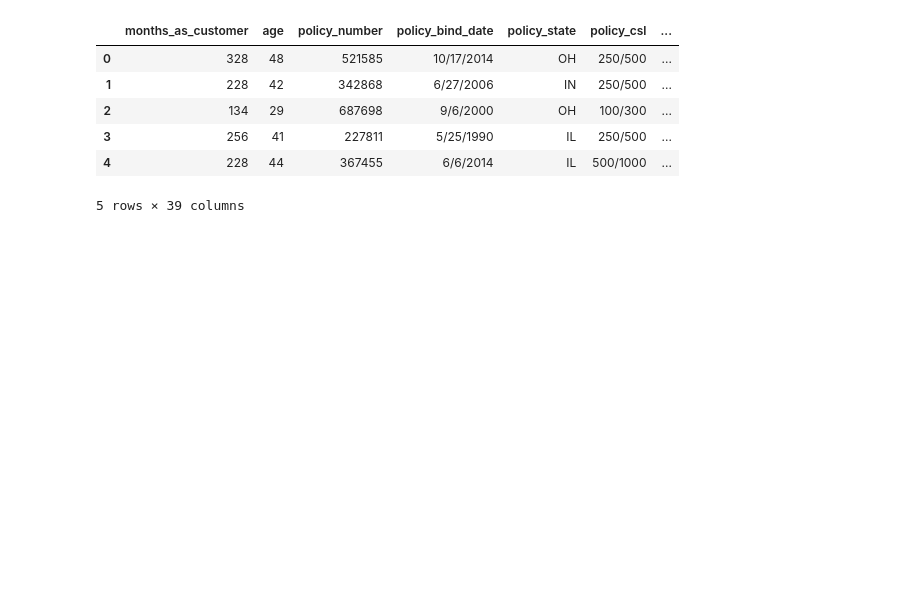
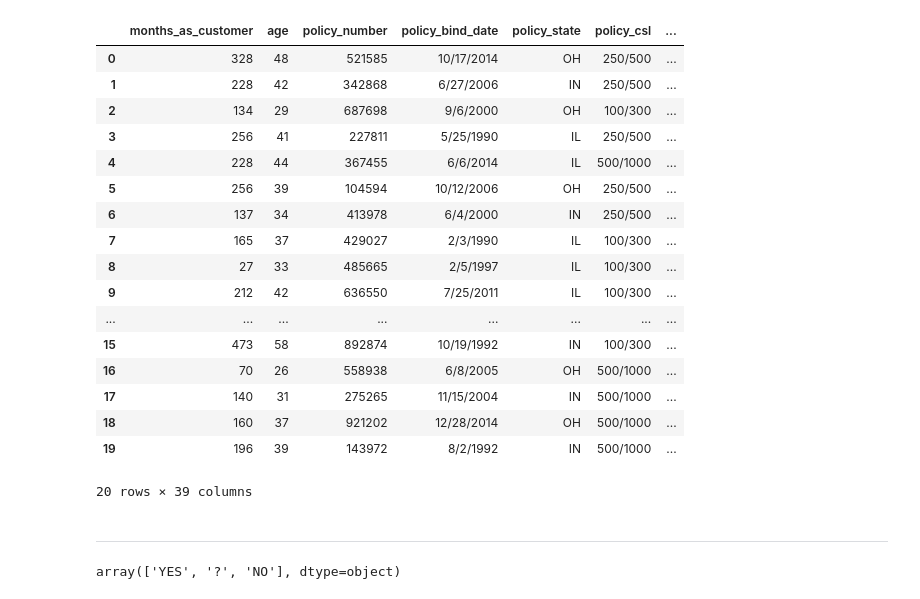
Before and after one commit to omkarpawar1430/Insurance-Fraud-Detection, a Jupyter notebook: EDA/eda_fraud_detection.ipynb, the cells around one changed output. Saved outputs shown, nothing was run; the diff lists cells and outputs as text; code cells hidden in the pictures; blank space fills up the shorter version.

```diff
--- a/EDA/eda_fraud_detection.ipynb
+++ b/EDA/eda_fraud_detection.ipynb
@@ -7,12 +7,30 @@ file_path = "/home/omkar/Omkar Pawar/Data Science/Projects/Insurance Fraud Detec
 
 df = pd.read_csv(file_path)
 # %%
-df.head()
+df.head(20)
 # %% [output]
 |  | months_as_customer | age | policy_number | policy_bind_date | policy_state | policy_csl | ... |
 | 0 | 328 | 48 | 521585 | 10/17/2014 | OH | 250/500 | ... |
 | 1 | 228 | 42 | 342868 | 6/27/2006 | IN | 250/500 | ... |
 | 2 | 134 | 29 | 687698 | 9/6/2000 | OH | 100/300 | ... |
 | 3 | 256 | 41 | 227811 | 5/25/1990 | IL | 250/500 | ... |
 | 4 | 228 | 44 | 367455 | 6/6/2014 | IL | 500/1000 | ... |
+| 5 | 256 | 39 | 104594 | 10/12/2006 | OH | 250/500 | ... |
+| 6 | 137 | 34 | 413978 | 6/4/2000 | IN | 250/500 | ... |
+| 7 | 165 | 37 | 429027 | 2/3/1990 | IL | 100/300 | ... |
+| 8 | 27 | 33 | 485665 | 2/5/1997 | IL | 100/300 | ... |
+| 9 | 212 | 42 | 636550 | 7/25/2011 | IL | 100/300 | ... |
+| ... | ... | ... | ... | ... | ... | ... | ... |
+| 15 | 473 | 58 | 892874 | 10/19/1992 | IN | 100/300 | ... |
+| 16 | 70 | 26 | 558938 | 6/8/2005 | OH | 500/1000 | ... |
+| 17 | 140 | 31 | 275265 | 11/15/2004 | IN | 500/1000 | ... |
+| 18 | 160 | 37 | 921202 | 12/28/2014 | OH | 500/1000 | ... |
+| 19 | 196 | 39 | 143972 | 8/2/1992 | IN | 500/1000 | ... |
-5 rows × 39 columns
+20 rows × 39 columns
+# %% [markdown]
+---------
+# %%
+# In feature police_report_available the are `?` (question marks) which needs to be replaced by `NaN`.
+df["police_report_available"].unique()
+# %% [output]
+array(['YES', '?', 'NO'], dtype=object)
```
Also changed, not shown: parts of 5 cells of this notebook, 1 other file.
